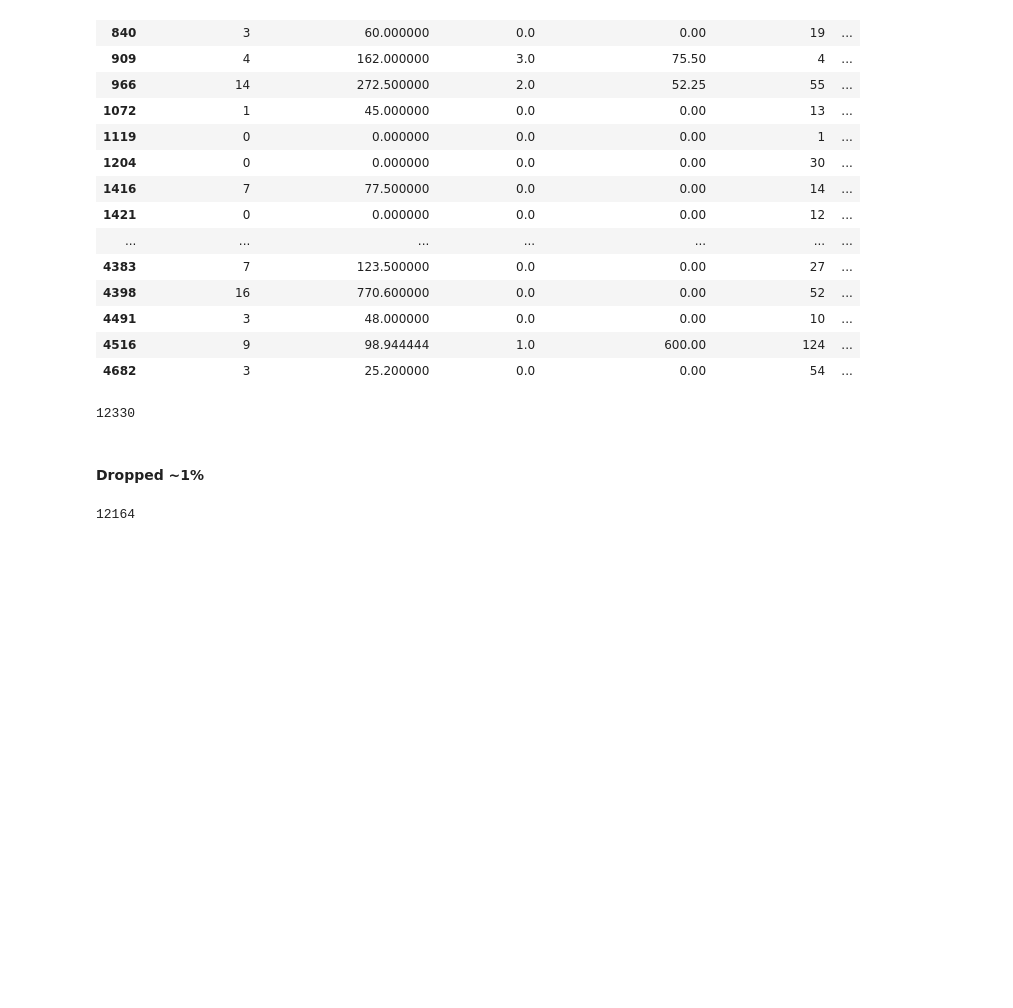
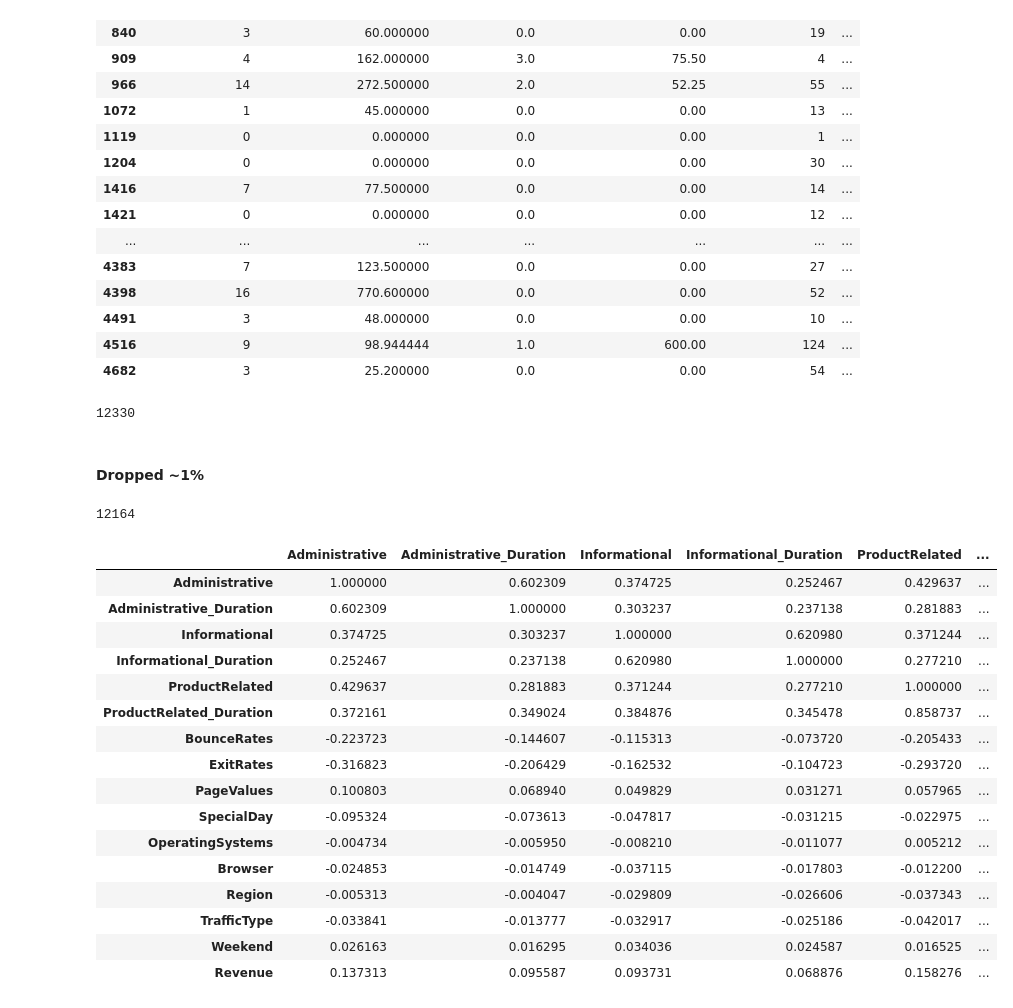
Before and after one commit to ivan-usd/panda-commerce, a Jupyter notebook: notebooks/ivanExploratoryNotebook.ipynb, the cells around one changed output. Drawn from its saved outputs; the diff is of its cells as text; code cells hidden in the pictures; blank space fills up the shorter version.

```diff
--- a/notebooks/ivanExploratoryNotebook.ipynb
+++ b/notebooks/ivanExploratoryNotebook.ipynb
@@ -214,3 +214,23 @@ eCommerceDF = eCommerceDF.dropna()
 eCommerceDF.shape[0]
 # %% [output]
 12164
+# %%
+eCommerceDF.corr()
+# %% [output]
+|  | Administrative | Administrative_Duration | Informational | Informational_Duration | ProductRelated | ... |
+| Administrative | 1.000000 | 0.602309 | 0.374725 | 0.252467 | 0.429637 | ... |
+| Administrative_Duration | 0.602309 | 1.000000 | 0.303237 | 0.237138 | 0.281883 | ... |
+| Informational | 0.374725 | 0.303237 | 1.000000 | 0.620980 | 0.371244 | ... |
+| Informational_Duration | 0.252467 | 0.237138 | 0.620980 | 1.000000 | 0.277210 | ... |
+| ProductRelated | 0.429637 | 0.281883 | 0.371244 | 0.277210 | 1.000000 | ... |
+| ProductRelated_Duration | 0.372161 | 0.349024 | 0.384876 | 0.345478 | 0.858737 | ... |
+| BounceRates | -0.223723 | -0.144607 | -0.115313 | -0.073720 | -0.205433 | ... |
+| ExitRates | -0.316823 | -0.206429 | -0.162532 | -0.104723 | -0.293720 | ... |
+| PageValues | 0.100803 | 0.068940 | 0.049829 | 0.031271 | 0.057965 | ... |
+| SpecialDay | -0.095324 | -0.073613 | -0.047817 | -0.031215 | -0.022975 | ... |
+| OperatingSystems | -0.004734 | -0.005950 | -0.008210 | -0.011077 | 0.005212 | ... |
+| Browser | -0.024853 | -0.014749 | -0.037115 | -0.017803 | -0.012200 | ... |
+| Region | -0.005313 | -0.004047 | -0.029809 | -0.026606 | -0.037343 | ... |
+| TrafficType | -0.033841 | -0.013777 | -0.032917 | -0.025186 | -0.042017 | ... |
+| Weekend | 0.026163 | 0.016295 | 0.034036 | 0.024587 | 0.016525 | ... |
+| Revenue | 0.137313 | 0.095587 | 0.093731 | 0.068876 | 0.158276 | ... |
```
Also changed, not shown: parts of 2 cells of this notebook.
